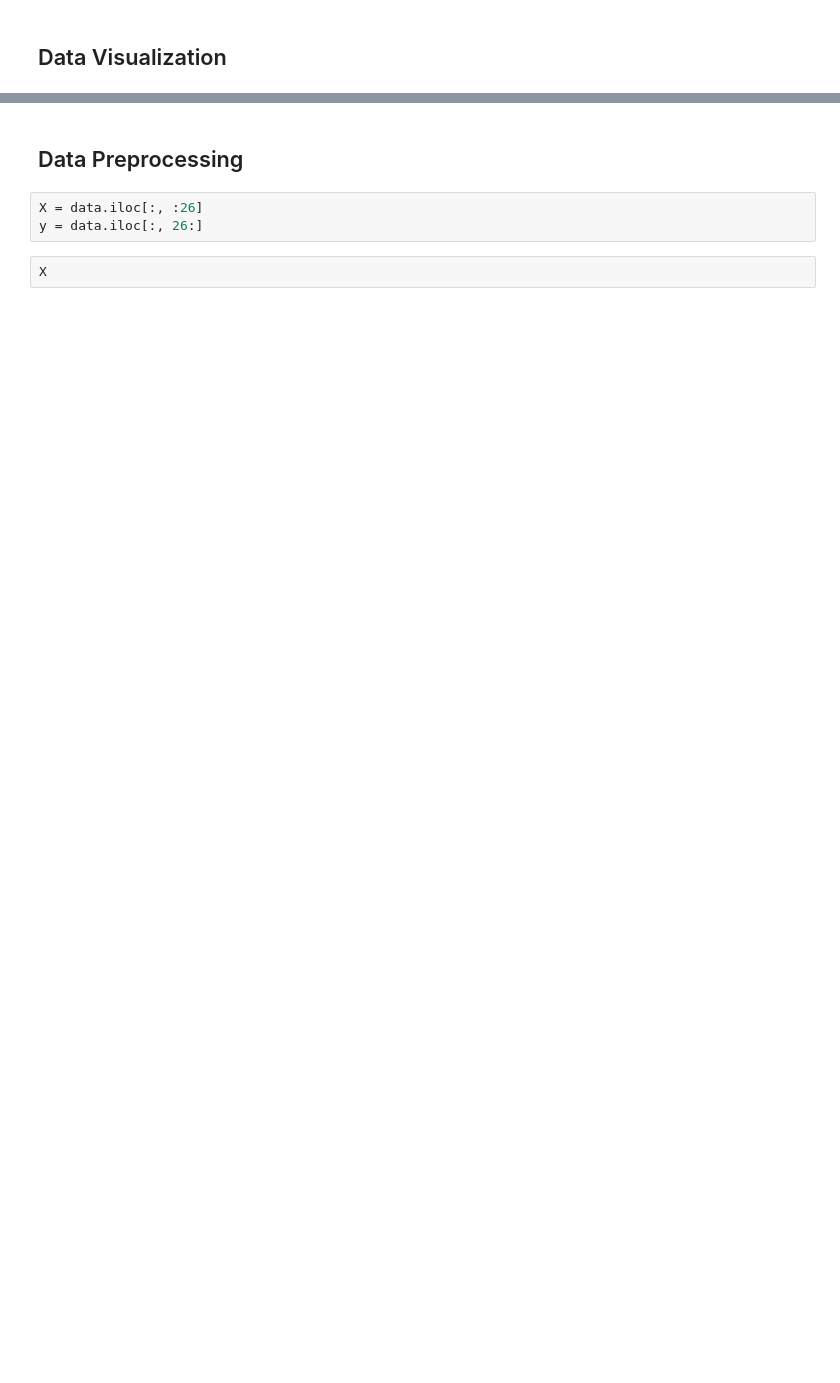
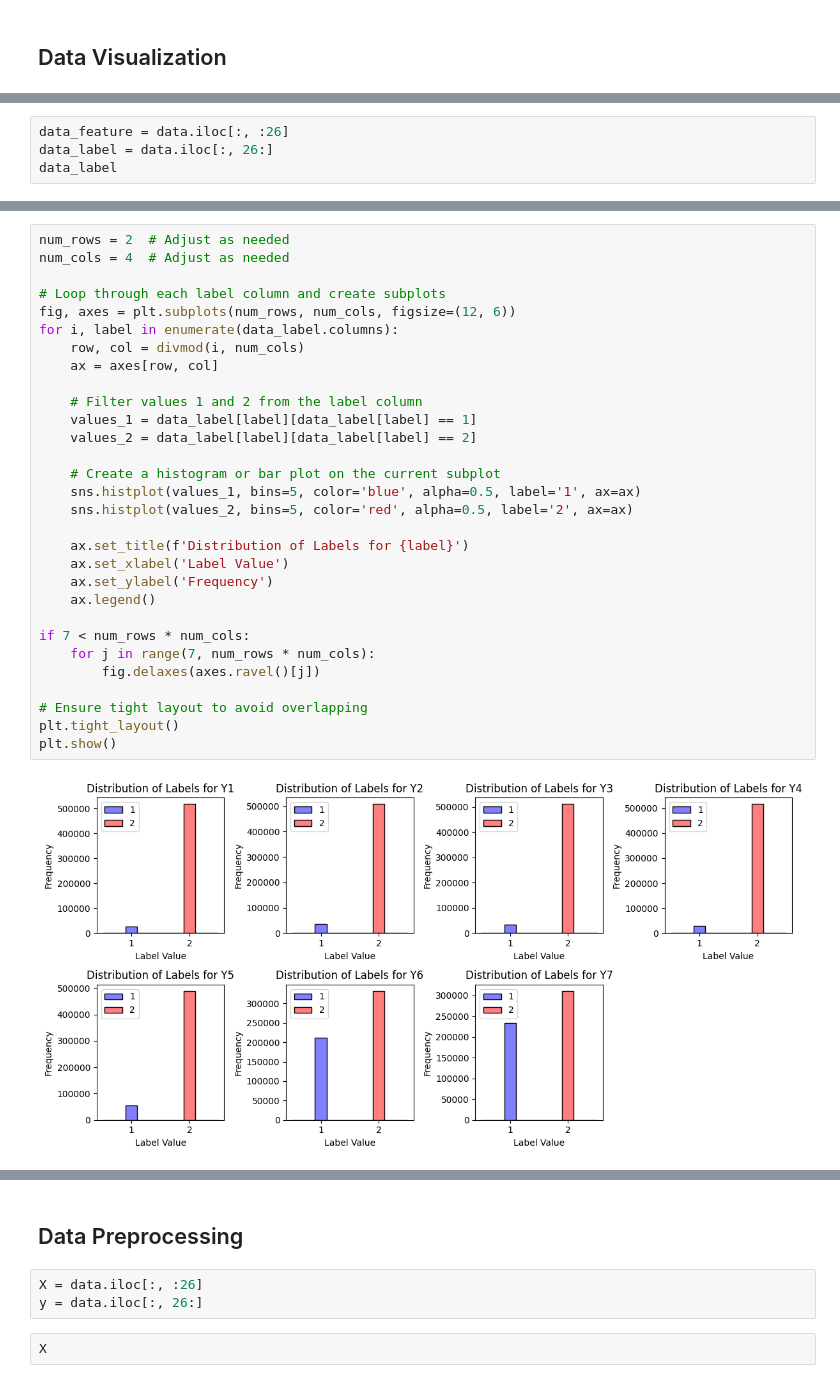
Before and after one commit to MRifqiFz/project-ednn, a Jupyter notebook: Code/DNN.ipynb, the cells around one changed output, grey strips where cells are left out. Cells and saved outputs as stored; diff of their text form; blank space fills up the shorter version.

```diff
--- a/Code/DNN.ipynb
+++ b/Code/DNN.ipynb
@@ -75,0 +88,4 @@ plt.show()
+# %%
+data_feature = data.iloc[:, :26]
+data_label = data.iloc[:, 26:]
+data_label
@@ -75,0 +106,32 @@ plt.show()
+# %%
+num_rows = 2  # Adjust as needed
+num_cols = 4  # Adjust as needed
+
+# Loop through each label column and create subplots
+fig, axes = plt.subplots(num_rows, num_cols, figsize=(12, 6))
+for i, label in enumerate(data_label.columns):
+    row, col = divmod(i, num_cols)
+    ax = axes[row, col]
+
+    # Filter values 1 and 2 from the label column
+    values_1 = data_label[label][data_label[label] == 1]
+    values_2 = data_label[label][data_label[label] == 2]
+
+    # Create a histogram or bar plot on the current subplot
+    sns.histplot(values_1, bins=5, color='blue', alpha=0.5, label='1', ax=ax)
+    sns.histplot(values_2, bins=5, color='red', alpha=0.5, label='2', ax=ax)
+
+    ax.set_title(f'Distribution of Labels for {label}')
+    ax.set_xlabel('Label Value')
+    ax.set_ylabel('Frequency')
+    ax.legend()
+
+if 7 < num_rows * num_cols:
+    for j in range(7, num_rows * num_cols):
+        fig.delaxes(axes.ravel()[j])
+
+# Ensure tight layout to avoid overlapping
+plt.tight_layout()
+plt.show()
+# %% [output]
+[figure, added]
```
Also changed, not shown: parts of 44 cells of this notebook.
